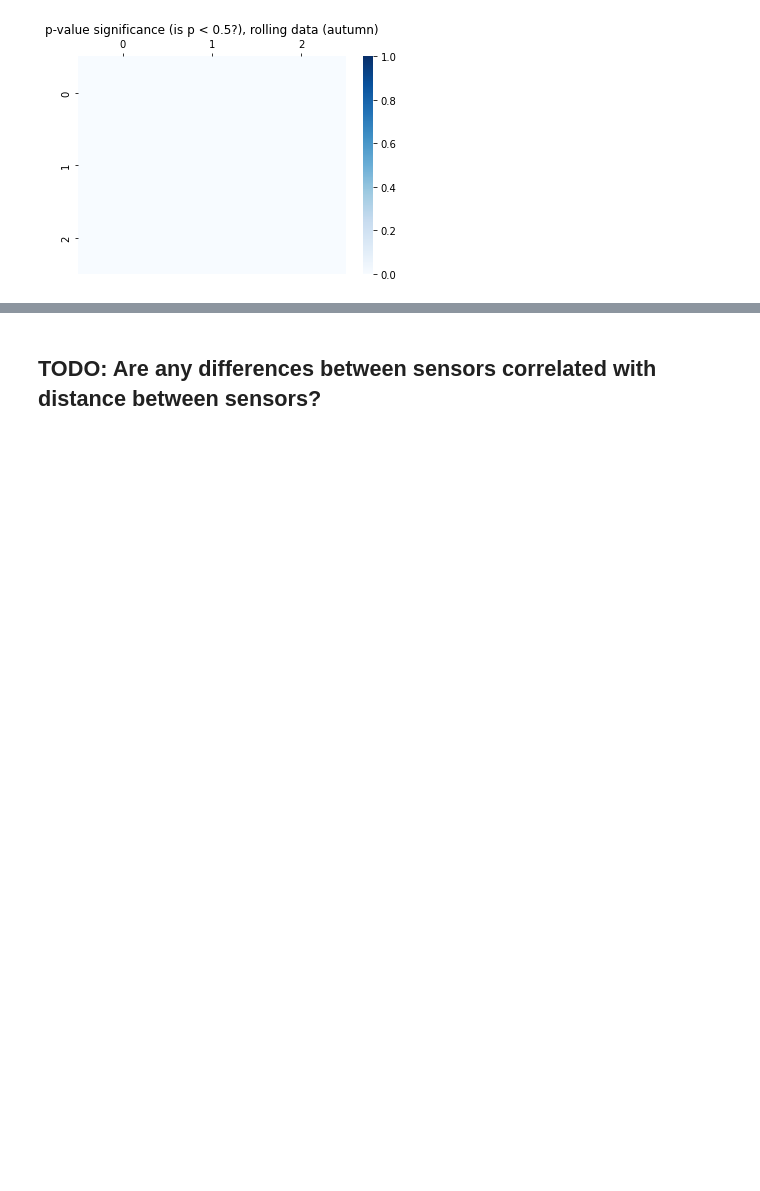
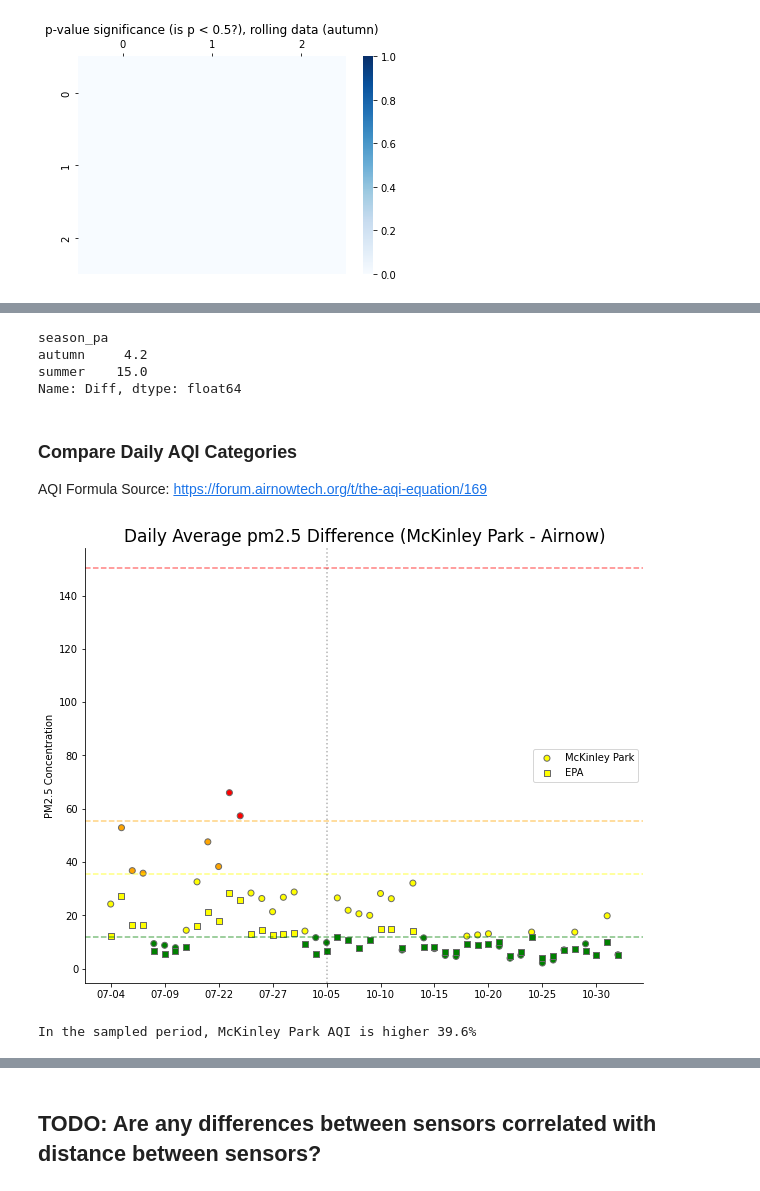
Before and after one commit to code-312/Air-Quality, a Jupyter notebook: notebooks/compare_airnow_and_purpleair.ipynb, the cells around one changed output, grey strips where cells are left out. Saved outputs shown, nothing was run; the diff lists cells and outputs as text; code cells hidden in the pictures; blank space fills up the shorter version.

```diff
--- a/notebooks/compare_airnow_and_purpleair.ipynb
+++ b/notebooks/compare_airnow_and_purpleair.ipynb
@@ -444,0 +584,12 @@ for i, season in enumerate(SEASONS):
+# %%
+daily_df.groupby(['season_pa']).Diff.mean()
+# %% [output]
+season_pa
+autumn     4.2
+summer    15.0
+Name: Diff, dtype: float64
+# %% [markdown]
+### Compare Daily AQI Categories
+
+
+AQI Formula Source: https://forum.airnowtech.org/t/the-aqi-equation/169
@@ -444,0 +628,47 @@ for i, season in enumerate(SEASONS):
+# %%
+fig, ax = plt.subplots(figsize=(10,8))
+
+ax.scatter(
+    daily_df.MonthDay,
+    daily_df.concentration_pa,
+    c=daily_df.aqi_pa,
+    label='McKinley Park',
+    marker= 'o',
+    edgecolor='dimgrey'
+)
+
+ax.scatter(
+    daily_df.MonthDay,
+    daily_df.concentration_an,
+    c=daily_df.aqi_an,
+    label='EPA',
+    marker= 's',
+    edgecolor='dimgrey'
+)
+
+ax.axhline(12, c='green',ls='--',alpha=.5)
+ax.axhline(35.5, c='yellow',ls='--',alpha=.5)
+ax.axhline(55.5, c='orange',ls='--',alpha=.5)
+ax.axhline(150.5, c='red',ls='--',alpha=.5)
+
+ax.axvline('10-05', ls=':', c='k', alpha=.3)
+
+ax.spines['top'].set_visible(False)
+ax.spines['right'].set_visible(False)
+
+ax.set_ylabel('PM2.5 Concentration')
+
+
+loc = plticker.MultipleLocator(base=5.0)
+ax.xaxis.set_major_locator(loc)
+
+ax.set_title('Daily Average pm2.5 Difference (McKinley Park - Airnow)', fontsize=17)
+ax.legend()
+plt.savefig('figures/mckinley_epa_daily_aqi_diff.png', bbox_inches='tight');
+# %% [output]
+[figure, added]
+# %%
+pct_pa_higher = len(daily_df[(daily_df.aqi_pa != daily_df.aqi_an) & (daily_df.concentration_pa > daily_df.concentration_an)])/ len(daily_df)
+print('In the sampled period, McKinley Park AQI is higher {:.1f}%'.format(pct_pa_higher*100))
+# %% [output]
+In the sampled period, McKinley Park AQI is higher 39.6%
```
Also changed, not shown: parts of 21 cells of this notebook, 4 other files.
